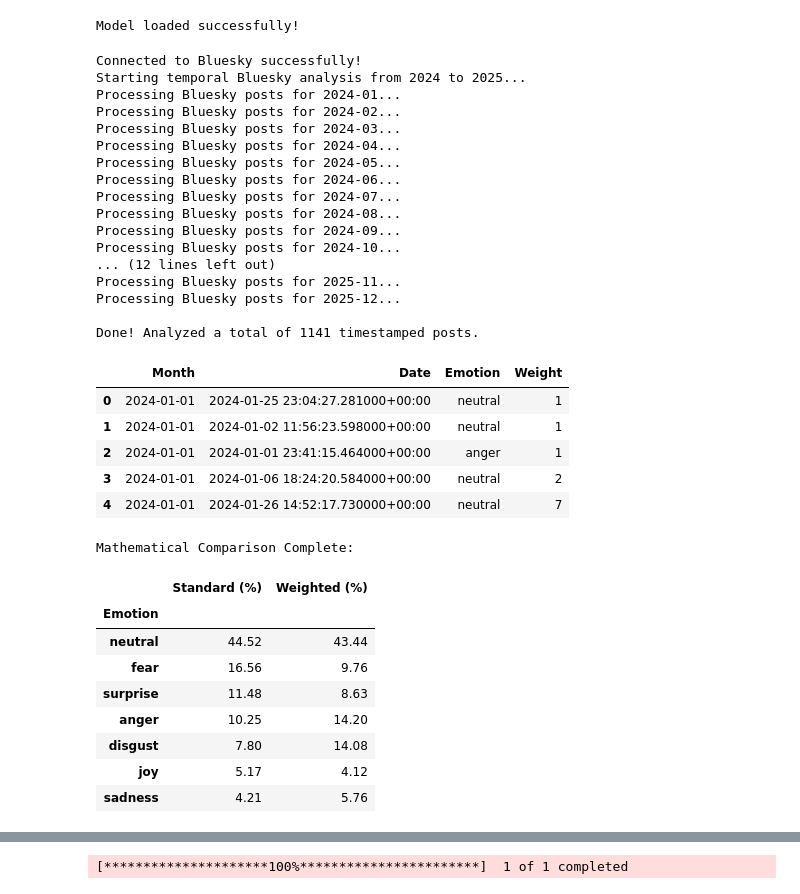
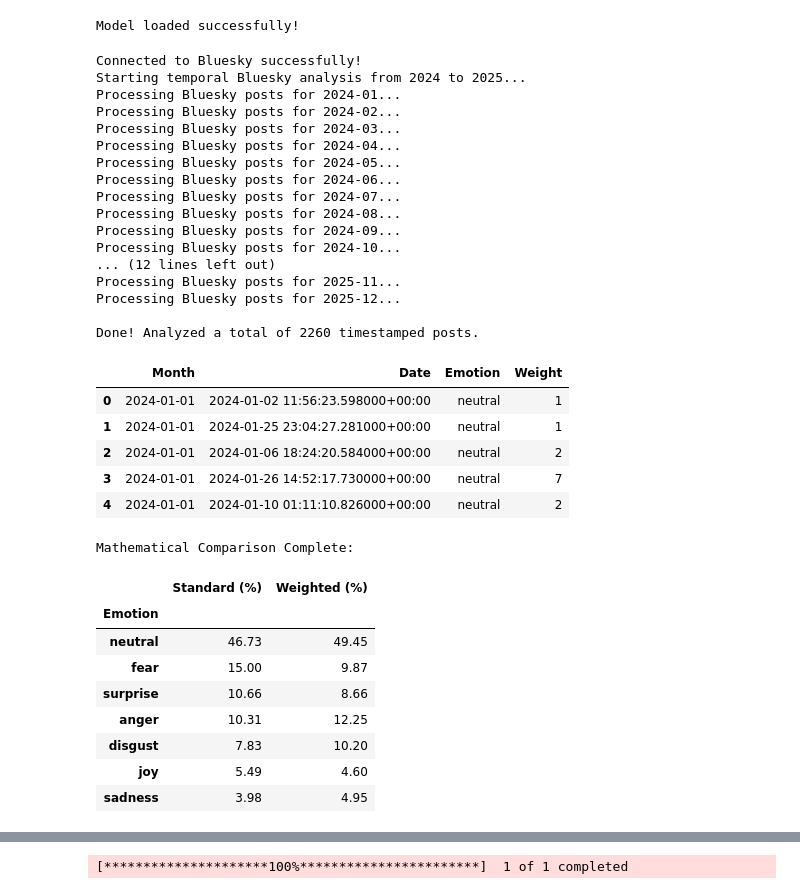
Before and after one commit to lucasfreirec/ai-bubble, a Jupyter notebook: bluesky.ipynb, the cells around one changed output, grey strips where cells are left out. Saved outputs shown, nothing was run; the diff lists cells and outputs as text; code cells hidden in the pictures.

```diff
--- a/bluesky.ipynb
+++ b/bluesky.ipynb
@@ -30,7 +30,7 @@ BSKY_PASSWORD = os.getenv('BSKY_PASSWORD')
 SEARCH_QUERY = 'AI Bubble'
 START_DATE = datetime(2024, 1, 1, tzinfo=timezone.utc)
 END_DATE = datetime(2025, 12, 31, tzinfo=timezone.utc)
-POSTS_PER_MONTH = 50
+POSTS_PER_MONTH = 100
 
 # Authenticate
 client = Client()
@@ -79,39 +79,39 @@ while current_date < END_DATE:
             })
 
     except Exception as e:
         print(f"  -> Error fetching data for {month_label}: {e}")
 
     current_date = next_month
 
 bsky_df = pd.DataFrame(all_bsky_data)
 bsky_df['Month'] = pd.to_datetime(bsky_df['Month'])
 
 print(f"\nDone! Analyzed a total of {len(bsky_df)} timestamped posts.")
 display(bsky_df.head())
 # %% [output]
 Connected to Bluesky successfully!
 Starting temporal Bluesky analysis from 2024 to 2025...
 Processing Bluesky posts for 2024-01...
 Processing Bluesky posts for 2024-02...
 Processing Bluesky posts for 2024-03...
 Processing Bluesky posts for 2024-04...
 Processing Bluesky posts for 2024-05...
 Processing Bluesky posts for 2024-06...
 Processing Bluesky posts for 2024-07...
 Processing Bluesky posts for 2024-08...
 Processing Bluesky posts for 2024-09...
 Processing Bluesky posts for 2024-10...
 ... (12 lines left out)
 Processing Bluesky posts for 2025-11...
 Processing Bluesky posts for 2025-12...
 
-Done! Analyzed a total of 1141 timestamped posts.
+Done! Analyzed a total of 2260 timestamped posts.
 |  | Month | Date | Emotion | Weight |
-| 0 | 2024-01-01 | 2024-01-25 23:04:27.281000+00:00 | neutral | 1 |
-| 1 | 2024-01-01 | 2024-01-02 11:56:23.598000+00:00 | neutral | 1 |
-| 2 | 2024-01-01 | 2024-01-01 23:41:15.464000+00:00 | anger | 1 |
-| 3 | 2024-01-01 | 2024-01-06 18:24:20.584000+00:00 | neutral | 2 |
-| 4 | 2024-01-01 | 2024-01-26 14:52:17.730000+00:00 | neutral | 7 |
+| 0 | 2024-01-01 | 2024-01-02 11:56:23.598000+00:00 | neutral | 1 |
+| 1 | 2024-01-01 | 2024-01-25 23:04:27.281000+00:00 | neutral | 1 |
+| 2 | 2024-01-01 | 2024-01-06 18:24:20.584000+00:00 | neutral | 2 |
+| 3 | 2024-01-01 | 2024-01-26 14:52:17.730000+00:00 | neutral | 7 |
+| 4 | 2024-01-01 | 2024-01-10 01:11:10.826000+00:00 | neutral | 2 |
 # %%
 # --- Scenario A: Standard Unweighted Sentiment ---
 standard_counts = bsky_df['Emotion'].value_counts()
@@ -136,13 +136,13 @@ display(comparison_df.round(2))
 Mathematical Comparison Complete:
 |  | Standard (%) | Weighted (%) |
 | Emotion |  |  |
-| neutral | 44.52 | 43.44 |
-| fear | 16.56 | 9.76 |
-| surprise | 11.48 | 8.63 |
-| anger | 10.25 | 14.20 |
-| disgust | 7.80 | 14.08 |
-| joy | 5.17 | 4.12 |
-| sadness | 4.21 | 5.76 |
+| neutral | 46.73 | 49.45 |
+| fear | 15.00 | 9.87 |
+| surprise | 10.66 | 8.66 |
+| anger | 10.31 | 12.25 |
+| disgust | 7.83 | 10.20 |
+| joy | 5.49 | 4.60 |
+| sadness | 3.98 | 4.95 |
 # %%
 import numpy as np
 import matplotlib.pyplot as plt
```
Also changed, not shown: parts of 6 cells of this notebook, 1 other file.
